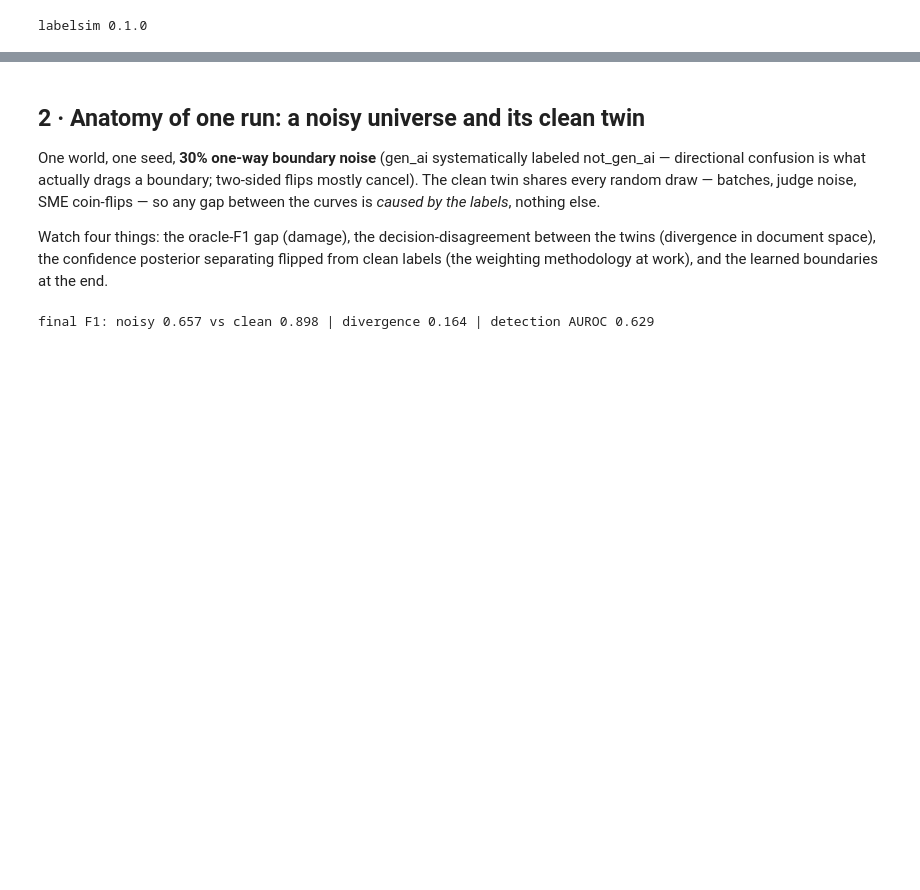
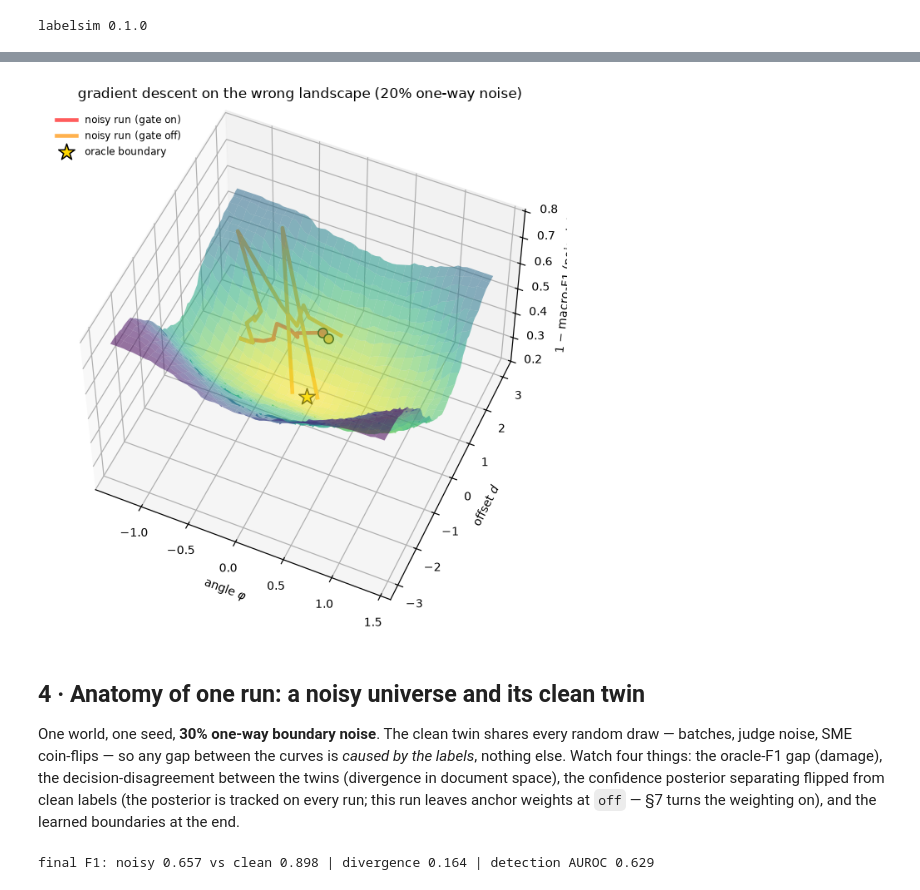
Before and after one commit to attdobi/RUSH, a Jupyter notebook: sim/label-noise/notebooks/label_noise_sim.ipynb, the cells around one changed output, grey strips where cells are left out. Saved outputs shown, nothing was run; the diff lists cells and outputs as text; code cells hidden in the pictures; blank space fills up the shorter version.

```diff
--- a/sim/label-noise/notebooks/label_noise_sim.ipynb
+++ b/sim/label-noise/notebooks/label_noise_sim.ipynb
@@ -90,14 +388,46 @@ plt.tight_layout()
+# %%
+# the same descent in 3D: the noisy surface with the gated and ungated trajectories draped on it
+from matplotlib import cm
+fig = plt.figure(figsize=(9.5, 6))
+ax = fig.add_subplot(projection="3d")
+step = 2
+ax.plot_surface(PHI[::step, ::step], D[::step, ::step], L_noisy[::step, ::step],
+                cmap="viridis_r", alpha=0.55, linewidth=0, antialiased=True)
+for res, col, lab in ((res_gate, "#ff5c5c", "gate on"), (res_nogate, "#ffb14e", "gate off")):
+    tp, td = traj(res)
+    tpw, tdw, _ = in_window(tp, td)
+    tl = []
+    for p, d in zip(tpw, tdw):
+        if not np.isfinite(p):
+            tl.append(np.nan); continue
+        i = np.clip(np.searchsorted(phis, p), 0, len(phis)-1)
+        j = np.clip(np.searchsorted(offs, d), 0, len(offs)-1)
+        tl.append(L_noisy[i, j])
+    tl = np.array(tl)
+    ax.plot(tpw, tdw, tl + 0.05, color=col, lw=3.0, label=f"noisy run ({lab})")
+    fin = np.where(np.isfinite(tpw))[0]
+    if len(fin):
+        ax.scatter(tpw[fin[-1]], tdw[fin[-1]], tl[fin[-1]] + 0.05,
+                   color=col, s=55, edgecolor="k")
+ax.scatter([phi_o], [d_o], [L_noisy[np.searchsorted(phis, phi_o),
+                                    np.searchsorted(offs, d_o)] + 0.05],
+           color="gold", marker="*", s=180, edgecolor="k", label="oracle boundary")
+ax.set(xlabel=r"angle $\varphi$", ylabel=r"offset $d$", zlabel="1 − macro-F1 (noisy labels)",
+       title="gradient descent on the wrong landscape (20% one-way noise)")
+ax.view_init(elev=52, azim=-66)
+ax.legend(fontsize=8, loc="upper left")
+plt.tight_layout()
+# %% [output]
+[figure, added]
 # %% [markdown]
-## 2 · Anatomy of one run: a noisy universe and its clean twin
+## 4 · Anatomy of one run: a noisy universe and its clean twin
 
-One world, one seed, **30% one-way boundary noise** (gen_ai systematically labeled not_gen_ai —
-directional confusion is what actually drags a boundary; two-sided flips mostly cancel). The clean
-twin shares every random draw — batches, judge noise, SME coin-flips — so any gap between the
-curves is *caused by the labels*, nothing else.
-
-Watch four things: the oracle-F1 gap (damage), the decision-disagreement between the twins
-(divergence in document space), the confidence posterior separating flipped from clean labels
-(the weighting methodology at work), and the learned boundaries at the end.
+One world, one seed, **30% one-way boundary noise**. The clean twin shares every random draw —
+batches, judge noise, SME coin-flips — so any gap between the curves is *caused by the labels*,
+nothing else. Watch four things: the oracle-F1 gap (damage), the decision-disagreement between the
+twins (divergence in document space), the confidence posterior separating flipped from clean
+labels (the posterior is tracked on every run; this run leaves anchor weights at `off` — §7
+turns the weighting on), and the learned boundaries at the end.
 # %%
 cfg = base_config("genai", seed=SEED, noise=suite_noise("genai", rate=0.3))
 ds, labels = build_world(cfg)
```
Also changed, not shown: parts of 31 cells of this notebook, 6 other files.
